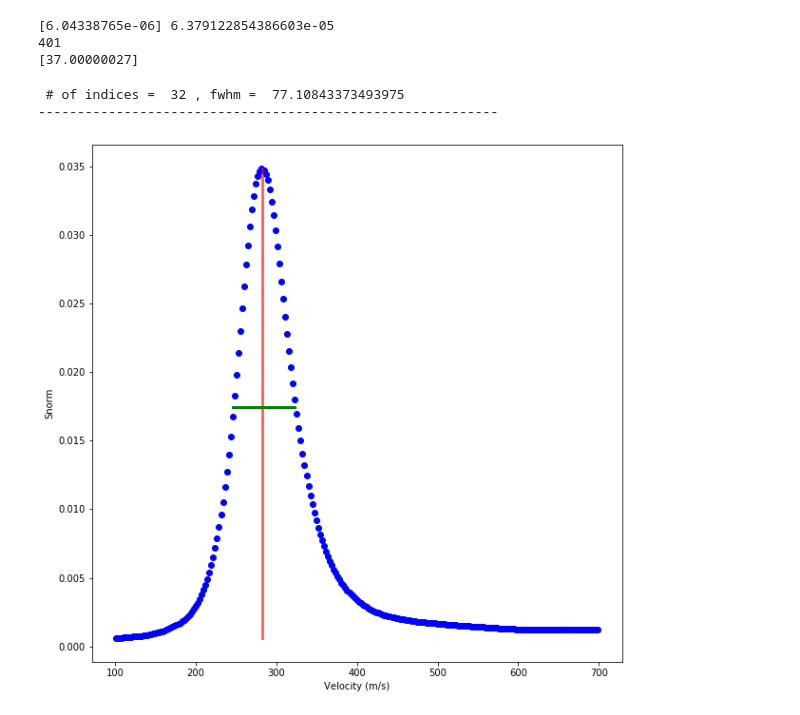
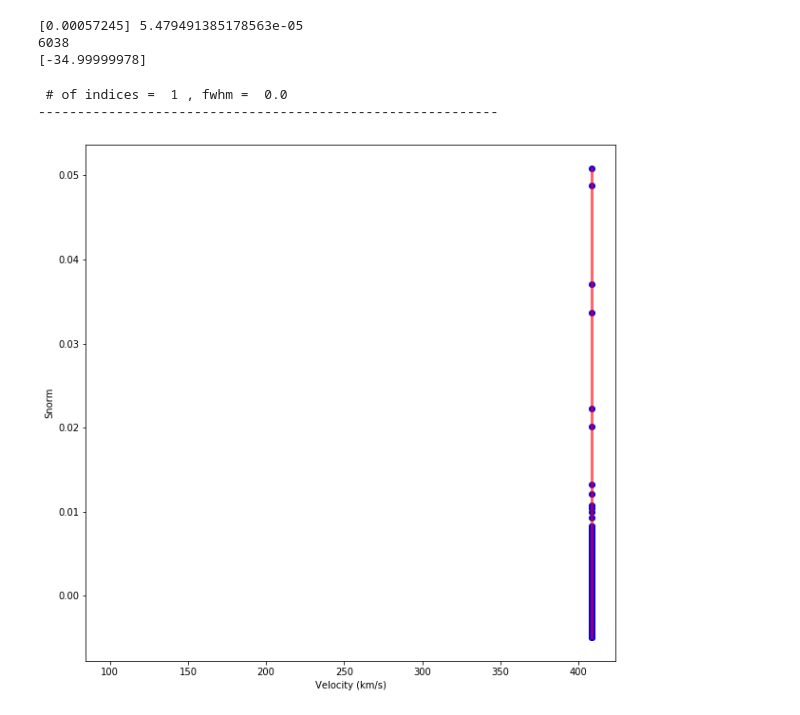
Before and after one commit to windchimeproject/planck-mass-Analysis, a Jupyter notebook: Analysis-Notebooks/Variable_Analysis.ipynb, the cells around one changed output. Saved outputs shown, nothing was run; the diff lists cells and outputs as text; code cells hidden in the pictures.

```diff
--- a/Analysis-Notebooks/Variable_Analysis.ipynb
+++ b/Analysis-Notebooks/Variable_Analysis.ipynb
@@ -115,9 +135,9 @@ for sensrs2 in range(0,len(sensors)):
 time = out[track]['time']-out[track]['time'][0]
 time_ns = np.linspace(0, (len(accels_noise[0]) - 1) * int(CONFIG['Track Generation']['Timestep']), len(accels_noise[0])) # not to be passed into transform!!
 
-
-#pad_setting = True
-pad_setting = False
+# If set to True, then padding will not be removed for the analysis. If set to false, then the padding will be removed out
+pad_setting = True
+#pad_setting = False
 
 if pad_setting == False:
     # Acceleration Settings
@@ -127,7 +147,7 @@ if pad_setting == False:
 
 else:
     # Acceleration Settings
-    tm_steps = 50
+    tm_steps = 5
     tmstep_strt = 0
     tmstep_end = len(time) - 1
 
@@ -143,27 +163,38 @@ analysis_parameter = []
 # BELOW HERE: UNCOMMENT the analysis parameter(s) wanted for the analysis (Group of lines at a time) and define padding above correctly
 ##########################################################################################################################################
 
-## Time analysis; requires padding above
-#alphas = pint.Time_Analysis_alphas(vel, entry_vecs, exit_vecs)
-#analysis_parameter.append('Time')
+## Time analysis; requires padding above (i.e. set to TRUE)
+# alphas = pint.Time_Analysis_alphas(vel, entry_vecs, exit_vecs)
+# analysis_parameter.append('Time')
 
 # If padding is removed for any of the two parameter analyses below, a truth value shift will occur in the noise analysis due to the convultion
 # that makes the data
 ####################
 ## Velocity anlysis; if without padding then only velocity analysis, if with padding then two parameter analysis in time and velocity
-alphas = pint.Velocity_Analysis_alphas(entry_vecs, exit_vecs, n_pad_strt, n_pad_end)
-analysis_parameter.append('Velocity')
+
+# Analysis:
+#num_bin = 250
+#alphas = pint.Velocity_Analysis_alphas(entry_vecs, exit_vecs, num_bin)
+#analysis_parameter.append('Velocity')
 
 ####################
-## Spatial Theta analysis; if without padding and vel_spatial = vel then only spatial, if without padding and vel_spatial = centers of velocity_bin then
-##                         spatial and velocity, if with padding and vel_spatial = vel then spatial and time, and if with padding and
-##                         vel_spatial = centers of velocity_bin then spatial, time, and velocity
+## Spatial Theta analysis; if without padding and vel_spatial = vel (option 1) then only spatial, if without padding and vel_spatial = centers of
+##                         velocity_bin (option 2) then spatial and velocity, if with padding and vel_spatial = vel (option 1) then spatial and time,
+##                         and if with padding and vel_spatial = centers of velocity_bin (option 2) then spatial, time, and velocity
 
-# vel_spatial = vel
+# Option 1:
+vel_spatial = vel
 ## or
-# velocity_bins = np.linspace(1e5, 7e5, 250)
+# Option 2:
+# num_bin = 250
+# velocity_bins = np.linspace(1e5, 7e5, num_bin)
 # vel_spatial = velocity_bins[:-1] + np.diff(velocity_bins) / 2
 
-# alphas, theta_cos_val = pint.Theta_Analysis_alphas(vel_spatial, entry_vecs, exit_vecs, n_pad_strt, n_pad_end, radius = float(CONFIG['Track Generation']['BoundingSphereRadius']))
-# analysis_parameter.append('Theta_Space')
+# Analysis:
+alphas, theta_cos_vals = pint.Theta_Analysis_alphas(vel_spatial, entry_vecs, exit_vecs, radius = float(CONFIG['Track Generation']['BoundingSphereRadius']))
+theta_vals = np.arccos(theta_cos_vals)
+analysis_parameter.append('Theta_Space')
+
+# Currently, there is no dedicated phi analysis alpha generator, but one can be made from the example of the theta alphas
+# The fitting algorithm notes do have full 6P analyses
 # %% [output]
@@ -363,35 +391,35 @@ print(fwhm_data[2] * 10**(-7), tm_end_plt[int(fwhm_data[2])])
 print(n_pad_strt + (np.argmax(transformed_data['S_norm'])))
 print(t_exit / 100 - (n_pad_end + 1) + (n_pad_strt -1))
 # %% [output]
-[6.04338765e-06] 6.379122854386603e-05
-401
-[37.00000027]
+[0.00057245] 5.479491385178563e-05
+6038
+[-34.99999978]
 # %%
 # Velocity vs. S
 
 X_Val1 = [vel/1000, vel/1000]
 Y_Val1 = [min(Snorm_data_plt), max(Snorm_data_plt)]
 
 fig4 = plt.figure(figsize=[10,10])
 plt.plot(vel_plt/1000, Snorm_data_plt, 'bo', alpha=1)
 plt.plot(X_Val1, Y_Val1, 'r', alpha=0.6, linewidth = 3)
 
 if 'Velocity' in analysis_parameter:
     vel_step = vel_plt[1] - vel_plt[0]
 else:
     vel_step = 0
 
 plt.plot([1e2 + fwhm_data[2] * vel_step / 1000, 1e2 + fwhm_data[3] * vel_step / 1000], [hf_max_Snorm, hf_max_Snorm], 'g', alpha=1, linewidth = 3)
 print('\n # of indices = ', int(fwhm_data[0]), ', fwhm = ', abs(vel_plt[int(fwhm_data[2])] - vel_plt[int(fwhm_data[3])])/1000)
 print('-----------------------------------------------------------')
 
 plt.ylabel('Snorm')
-plt.xlabel('Velocity (m/s)')
+plt.xlabel('Velocity (km/s)')
 plt.show()
 # %% [output]
- # of indices =  32 , fwhm =  77.10843373493975
+ # of indices =  1 , fwhm =  0.0
 -----------------------------------------------------------
-[figure, old version]
+[figure, new version]
 # %%
 # Velocity vs. S w/ Noise
 
```
Also changed, not shown: parts of 24 cells of this notebook, 1 other file.
